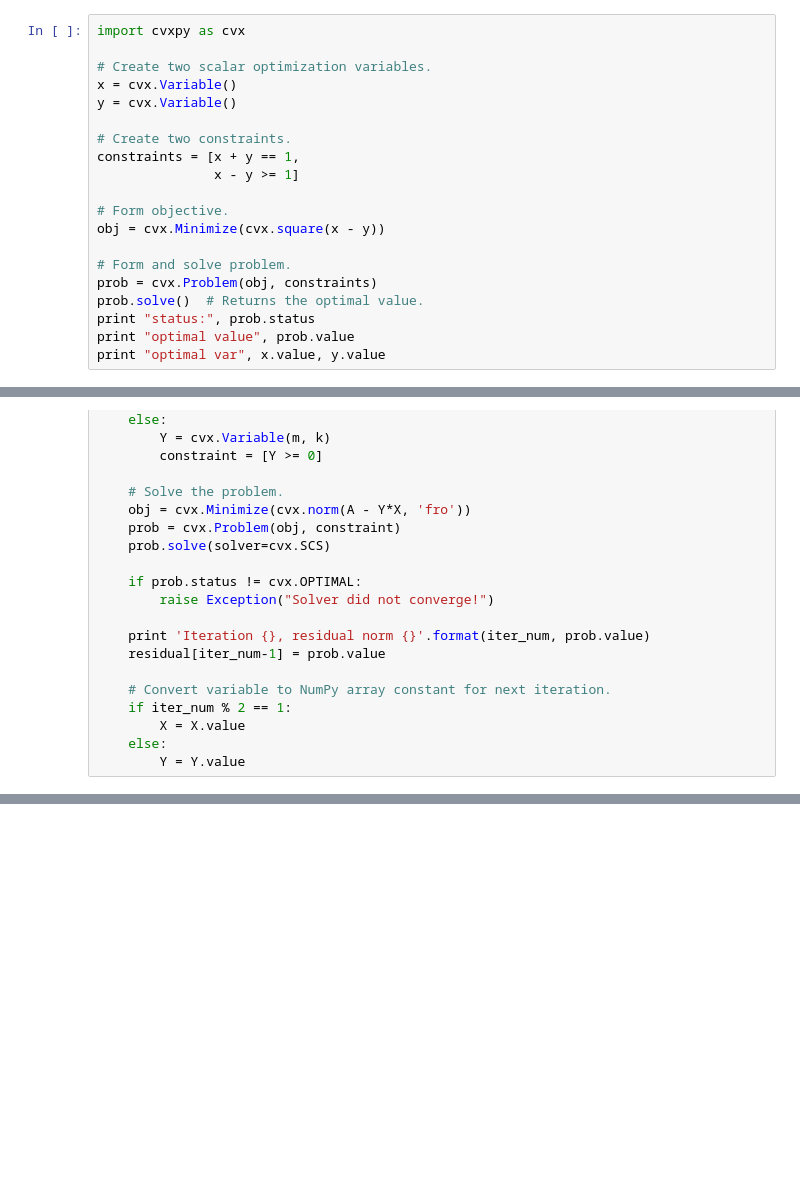
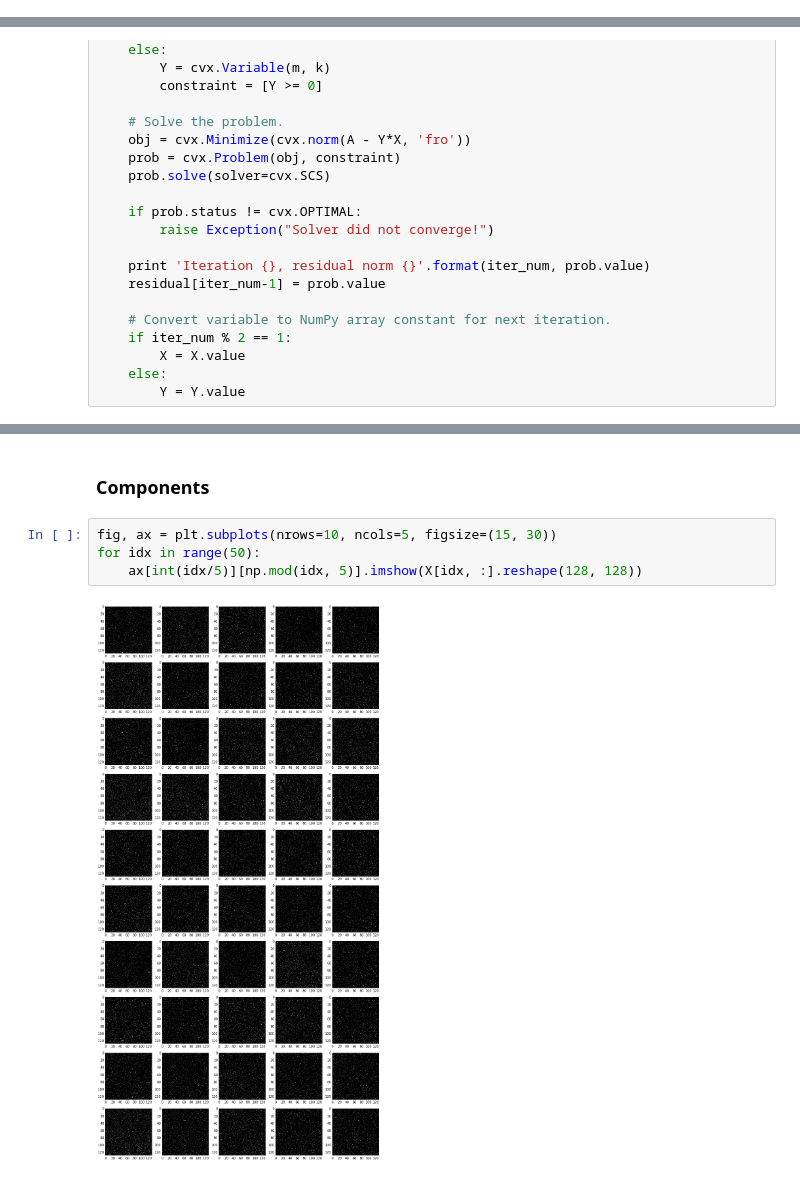
Before and after one commit to michigraber/neuralyzer, a Jupyter notebook: notebooks/dev/CVXPY_NNMF.ipynb, the cells around one changed output, grey strips where cells are left out. Saved outputs shown, nothing was run; the diff lists cells and outputs as text; blank space fills up the shorter version.

```diff
--- a/notebooks/dev/CVXPY_NNMF.ipynb
+++ b/notebooks/dev/CVXPY_NNMF.ipynb
@@ -1,20 +0,0 @@
-# %%
-import cvxpy as cvx
-
-# Create two scalar optimization variables.
-x = cvx.Variable()
-y = cvx.Variable()
-
-# Create two constraints.
-constraints = [x + y == 1,
-               x - y >= 1]
-
-# Form objective.
-obj = cvx.Minimize(cvx.square(x - y))
-
-# Form and solve problem.
-prob = cvx.Problem(obj, constraints)
-prob.solve()  # Returns the optimal value.
-print "status:", prob.status
-print "optimal value", prob.value
-print "optimal var", x.value, y.value
@@ -149,0 +91,8 @@ for iter_num in range(1, 1+MAX_ITERS):
+# %% [markdown]
+### Components
+# %%
+fig, ax = plt.subplots(nrows=10, ncols=5, figsize=(15, 30))
+for idx in range(50):
+    ax[int(idx/5)][np.mod(idx, 5)].imshow(X[idx, :].reshape(128, 128))
+# %% [output]
+[figure, added]
```
Also changed, not shown: parts of 15 cells of this notebook.
